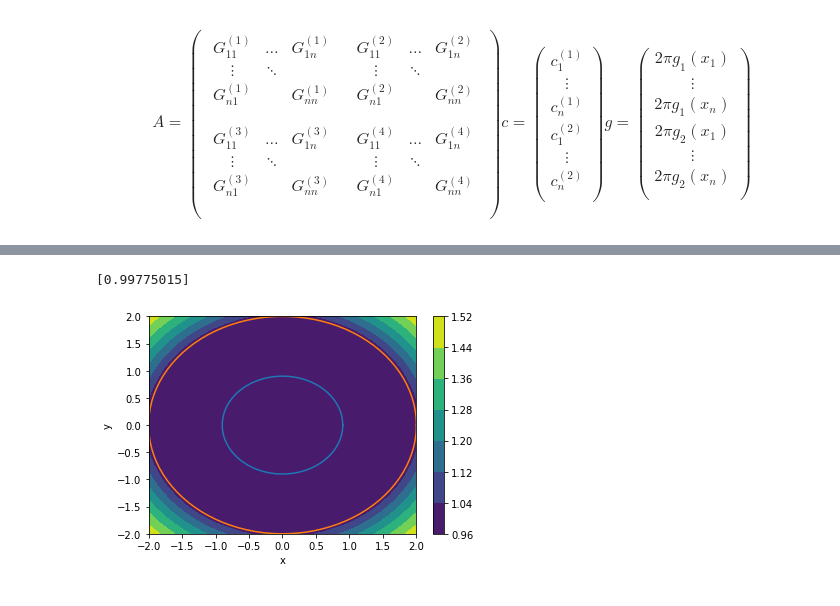
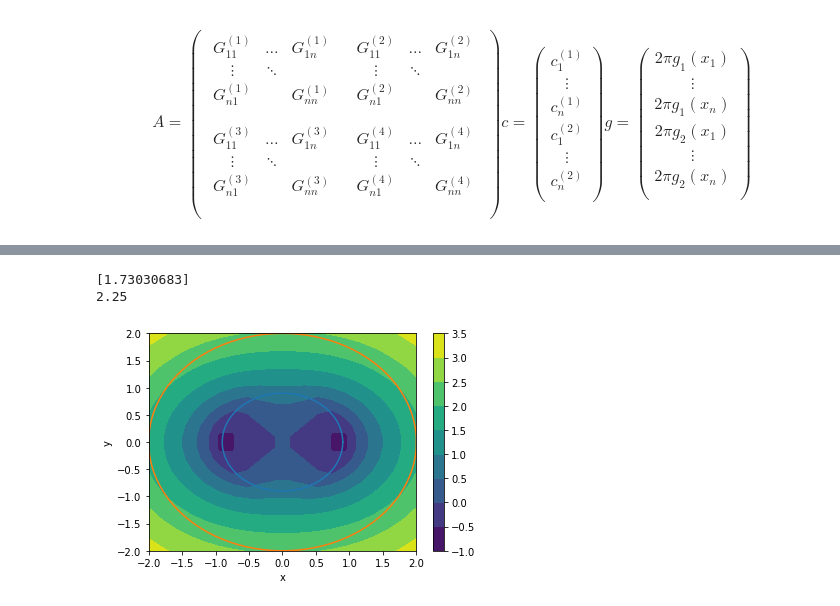
Before and after one commit to BohdanBuhrii/Linear-Integral-Equations, a Jupyter notebook: Program/Quadrature.ipynb, the cells around one changed output, grey strips where cells are left out. Drawn from its saved outputs; the diff is of its cells as text; code cells hidden in the pictures.

```diff
--- a/Program/Quadrature.ipynb
+++ b/Program/Quadrature.ipynb
@@ -100,20 +100,20 @@ g = np.zeros([4*M, 1])
 psi1 = np.zeros([2*M, 1])
 psi2 = np.zeros([2*M, 1])
 # %%
-g1 = lambda t: 1
-g2 = lambda t: 0
+# g1 = lambda t: 1
+# g2 = lambda t: 0
 
-u = lambda x, y : 1
+# u = lambda x, y : 1
 # %%
-# def g1(t):
-#     x, y = x1(t)
-#     return x**2 - y**2
+def g1(t):
+    x, y = x1(t)
+    return x**2 - y**2
 
-# def g2(t):
-#     x, y = x2(t)
-#     v = np.array([dx2(t)[1], -dx2(t)[0]]) / LA.norm(dx2(t))
-#     grad = np.array([2*x, 2*y])
+def g2(t):
+    x, y = x2(t)
+    v = np.array([dx2(t)[1], -dx2(t)[0]]) / LA.norm(dx2(t))
+    grad = np.array([2*x, 2*y])
 
-#     return np.dot(grad, v)
+    return np.dot(grad, v)
 
-# u = lambda x, y : x**2 - y**2
+u = lambda x, y : x**2 - y**2
@@ -140,8 +153,9 @@ def quadrature_with_ln_special_case(f, M=M):
 
     tt = [i*np.pi/M for i in range(2*M)]
 
-    R = lambda i, t: -1/(2*M) * (1 + 2*sum([(1/m) * np.cos(m * (t - tt[i])) + 1/(M) * np.cos(t - tt[i])
-                                             for m in range(1, M)]))
+    R = lambda i, t: -1/(2*M) * (1
+                                 + 2*sum([(1/m) * np.cos(m * (t - tt[i])) for m in range(1, M)])
+                                 + 1/(M) * np.cos(t - tt[i]))
 
     def integral(t):
         return sum([R(j,t)*f(tt[j]) for j in range(2*M)])
@@ -155,18 +169,19 @@ for i in range(2*M):
 
         # K11
         A[i][j] =  (K11_2(t[i], t[j])) / (2*M)
-        A[i][j] += K11_1(t[i], t[j]) * K_1
+        A[i][j] += K_1
 
         # K12
         A[i][j + 2*M] = K12(t[i], t[j]) / (2*M)
 
         # K21
-        A[i + 2*M][j] = K21(t[i], t[j]) / (2*M)
+        A[i + 2*M][j] = (K21(t[i], t[j]) - 1) / (2*M)
 
         # K22
         A[i + 2*M][j + 2*M] = K22(t[i], t[j]) / (2*M)
 
-    A[i + 2*M][j + 2*M] += 0.5 / LA.norm(dx2(t[i]))
+    A[i + 2*M][i + 2*M] += 0.5 / LA.norm(dx2(t[i]))
+
 
     g[i] = g1(t[i])
     g[i + 2*M] = g2(t[i])
@@ -200,40 +215,42 @@ def u_approx(x, M=M, a=a, b=b):
 
     return u
 # %%
-print(u_approx([0, 0]))
+print(u_approx([1.5, 0]))
+print(u(1.5, 0))
 
 #0.99845591
 # %% [output]
-[0.99775015]
+[1.73030683]
+2.25
 # %%
-n_ = 50
+n_ = 20
 
 x = np.linspace(-r2, r2, n_)
 y = np.linspace(-r2, r2, n_)
 
 xx_, yy_ = np.meshgrid(x, y)
 zz_ = np.zeros([n_, n_])
 
 for i, x_ in enumerate(x):
     for j, y_ in enumerate(y):
         zz_[i][j] = u_approx([x[i], y[j]])
 
 # Draw contour
 fig_contour,ax=plt.subplots(1,1)
 cp = ax.contourf(xx_, yy_, zz_)
 fig_contour.colorbar(cp) # Add a colorbar to a plot
 
 # Draw curves
 xxx = np.linspace(0, 2*np.pi, 100)
 yyy = np.linspace(0, 2*np.pi, 100)
 
 ax.plot(x1(xxx)[0], x1(xxx)[1])
 ax.plot(x2(xxx)[0], x2(xxx)[1])
 
 ax.set_xlabel('x')
 ax.set_ylabel('y')
 
 plt.show()
 # %% [output]
-[figure, old version]
+[figure, new version]
 # %%
```
Also changed, not shown: parts of 6 cells of this notebook, 6 other files.
